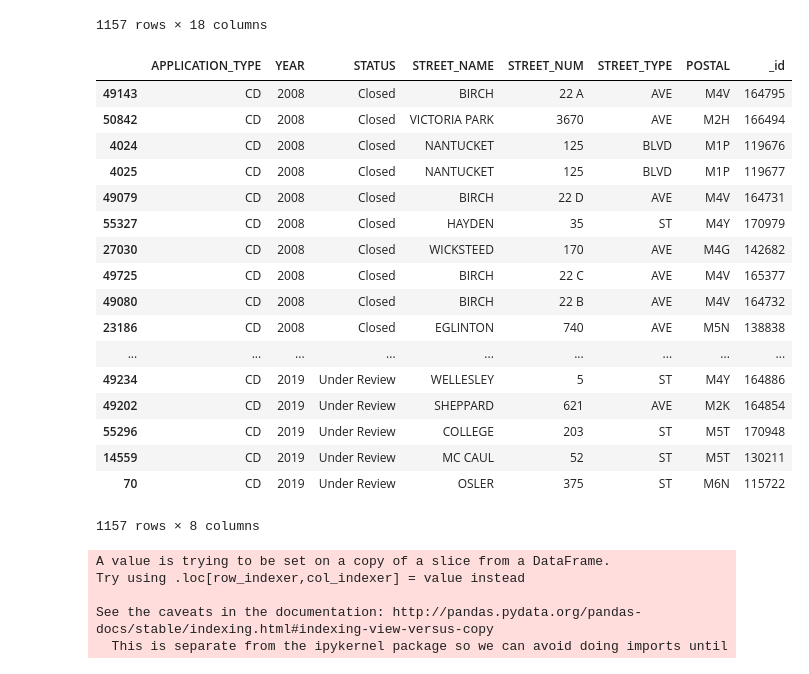
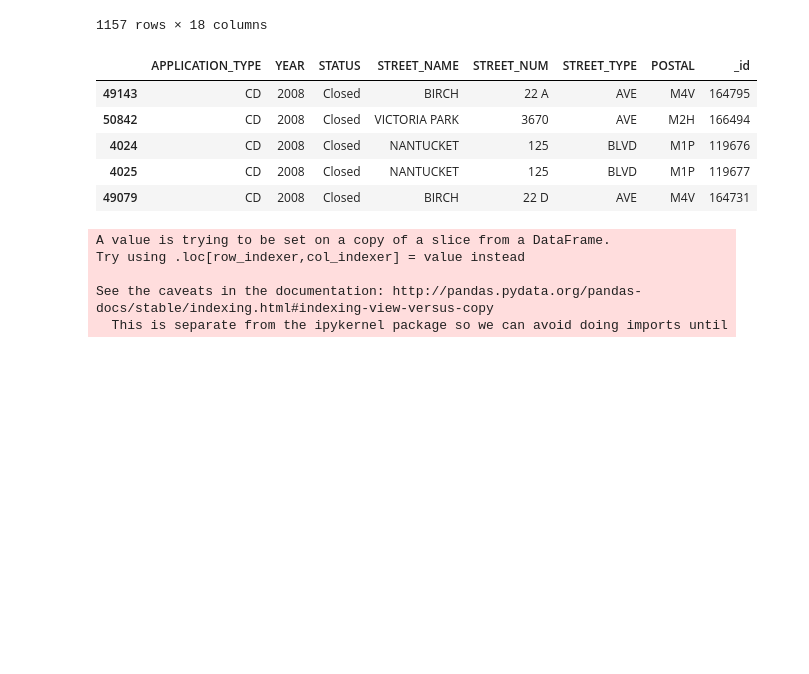
Before and after one commit to kanbhatia/TORONTO-HOUSING-COST, a Jupyter notebook: Manipulation Housing Data.ipynb, the cells around one changed output. Drawn from its saved outputs; the diff is of its cells as text; code cells hidden in the pictures; blank space fills up the shorter version.

```diff
--- a/Manipulation Housing Data.ipynb
+++ b/Manipulation Housing Data.ipynb
@@ -72,26 +72,14 @@ grouped_data
 # %%
 filtered_data = grouped_data[["APPLICATION_TYPE", "YEAR", "STATUS",
                            "STREET_NAME", "STREET_NUM", "STREET_TYPE", "POSTAL","_id"]]
-filtered_data.sort_values("YEAR")
+filtered_data.sort_values("YEAR").head()
 # %% [output]
 |  | APPLICATION_TYPE | YEAR | STATUS | STREET_NAME | STREET_NUM | STREET_TYPE | POSTAL | _id |
 | 49143 | CD | 2008 | Closed | BIRCH | 22 A | AVE | M4V | 164795 |
 | 50842 | CD | 2008 | Closed | VICTORIA PARK | 3670 | AVE | M2H | 166494 |
 | 4024 | CD | 2008 | Closed | NANTUCKET | 125 | BLVD | M1P | 119676 |
 | 4025 | CD | 2008 | Closed | NANTUCKET | 125 | BLVD | M1P | 119677 |
 | 49079 | CD | 2008 | Closed | BIRCH | 22 D | AVE | M4V | 164731 |
-| 55327 | CD | 2008 | Closed | HAYDEN | 35 | ST | M4Y | 170979 |
-| 27030 | CD | 2008 | Closed | WICKSTEED | 170 | AVE | M4G | 142682 |
-| 49725 | CD | 2008 | Closed | BIRCH | 22 C | AVE | M4V | 165377 |
-| 49080 | CD | 2008 | Closed | BIRCH | 22 B | AVE | M4V | 164732 |
-| 23186 | CD | 2008 | Closed | EGLINTON | 740 | AVE | M5N | 138838 |
-| ... | ... | ... | ... | ... | ... | ... | ... | ... |
-| 49234 | CD | 2019 | Under Review | WELLESLEY | 5 | ST | M4Y | 164886 |
-| 49202 | CD | 2019 | Under Review | SHEPPARD | 621 | AVE | M2K | 164854 |
-| 55296 | CD | 2019 | Under Review | COLLEGE | 203 | ST | M5T | 170948 |
-| 14559 | CD | 2019 | Under Review | MC CAUL | 52 | ST | M5T | 130211 |
-| 70 | CD | 2019 | Under Review | OSLER | 375 | ST | M6N | 115722 |
-1157 rows × 8 columns
 # %%
 filtered_data['ADDRESS'] = filtered_data[['STREET_NUM', 'STREET_NAME', 'STREET_TYPE']].apply(
     lambda x: ' '.join(x.dropna().astype(str)),
```
Also changed, not shown: parts of 11 cells of this notebook.
